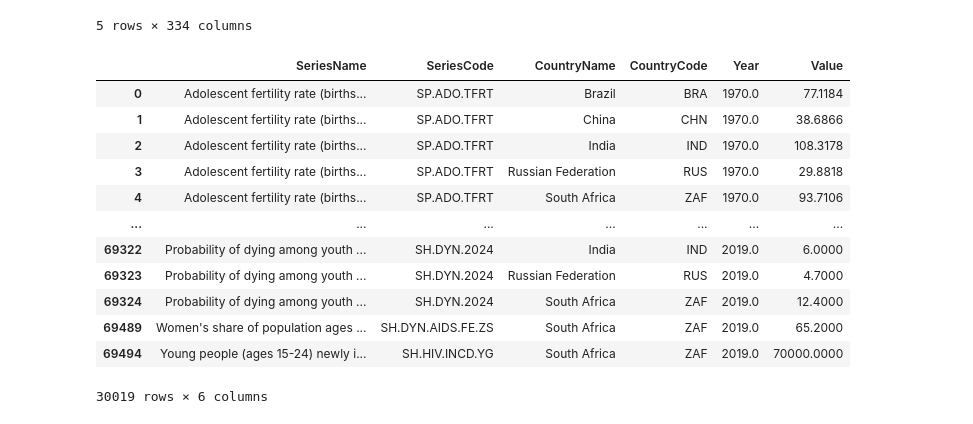
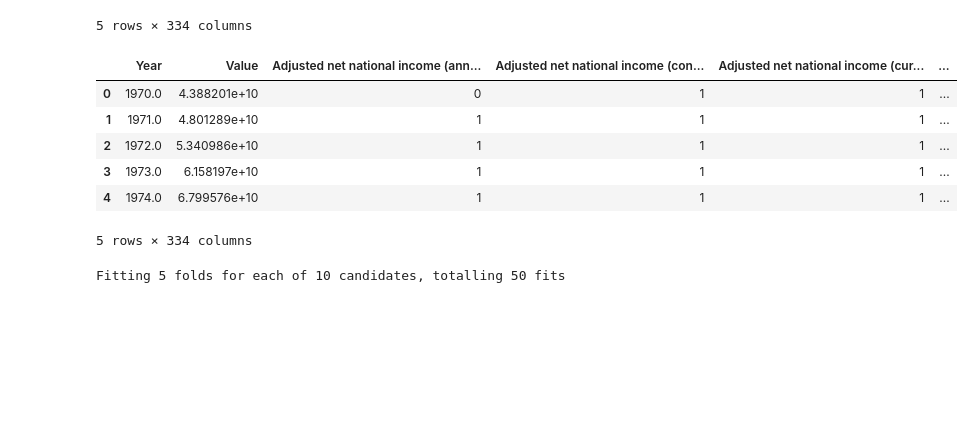
Before and after one commit to lucas-coutinho/brics-data-analysis, a Jupyter notebook: brics_health_and_poverty.ipynb, the cells around one changed output. Drawn from its saved outputs; the diff is of its cells as text; code cells hidden in the pictures; blank space fills up the shorter version.

Commit message:
feat: create an randomforest regressor to predict Aloscent fertility using all SeriesName in X

```diff
--- a/brics_health_and_poverty.ipynb
+++ b/brics_health_and_poverty.ipynb
@@ -78,19 +72,15 @@ X_by_year.head()
 | 3 | 1973.0 | 6.158197e+10 | 0.005128 | 0.005128 | 0.005128 | ... |
 | 4 | 1974.0 | 6.799576e+10 | 0.005102 | 0.005102 | 0.005102 | ... |
 5 rows × 334 columns
-# %%
-y
-# %% [output]
-|  | SeriesName | SeriesCode | CountryName | CountryCode | Year | Value |
-| 0 | Adolescent fertility rate (births... | SP.ADO.TFRT | Brazil | BRA | 1970.0 | 77.1184 |
-| 1 | Adolescent fertility rate (births... | SP.ADO.TFRT | China | CHN | 1970.0 | 38.6866 |
-| 2 | Adolescent fertility rate (births... | SP.ADO.TFRT | India | IND | 1970.0 | 108.3178 |
-| 3 | Adolescent fertility rate (births... | SP.ADO.TFRT | Russian Federation | RUS | 1970.0 | 29.8818 |
-| 4 | Adolescent fertility rate (births... | SP.ADO.TFRT | South Africa | ZAF | 1970.0 | 93.7106 |
-| ... | ... | ... | ... | ... | ... | ... |
-| 69322 | Probability of dying among youth ... | SH.DYN.2024 | India | IND | 2019.0 | 6.0000 |
-| 69323 | Probability of dying among youth ... | SH.DYN.2024 | Russian Federation | RUS | 2019.0 | 4.7000 |
-| 69324 | Probability of dying among youth ... | SH.DYN.2024 | South Africa | ZAF | 2019.0 | 12.4000 |
-| 69489 | Women's share of population ages ... | SH.DYN.AIDS.FE.ZS | South Africa | ZAF | 2019.0 | 65.2000 |
-| 69494 | Young people (ages 15-24) newly i... | SH.HIV.INCD.YG | South Africa | ZAF | 2019.0 | 70000.0000 |
-30019 rows × 6 columns
+# %%
+X_by_year.iloc[:,2:] = X_by_year.iloc[:,2:].applymap(lambda x: 1 if x > 0 else 0)
+# %%
+X_by_year.head()
+# %% [output]
+|  | Year | Value | Adjusted net national income (ann... | Adjusted net national income (con... | Adjusted net national income (cur... | ... |
+| 0 | 1970.0 | 4.388201e+10 | 0 | 1 | 1 | ... |
+| 1 | 1971.0 | 4.801289e+10 | 1 | 1 | 1 | ... |
+| 2 | 1972.0 | 5.340986e+10 | 1 | 1 | 1 | ... |
+| 3 | 1973.0 | 6.158197e+10 | 1 | 1 | 1 | ... |
+| 4 | 1974.0 | 6.799576e+10 | 1 | 1 | 1 | ... |
+5 rows × 334 columns
@@ -96,0 +94,36 @@ y
+# %%
+from sklearn.ensemble import RandomForestClassifier
+from sklearn.model_selection import cross_validate, StratifiedKFold
+from sklearn.metrics import plot_roc_curve, plot_precision_recall_curve
+from sklearn.metrics import auc
+from sklearn.model_selection import  RandomizedSearchCV, train_test_split
+from sklearn.ensemble import RandomForestRegressor as RF
+
+X_train, X_test, y_train, y_test = train_test_split(X, y, test_size=0.2, random_state=42)
+
+tprs = []
+aucs = []
+score = []
+ap = []
+prcs = []
+feature_importances = []
+mean_fpr = np.linspace(0, 1, 100)
+
+
+#for i, (train, test) in enumerate(cv.split(X, y)):
+n = 10
+param_grid = {
+    'n_estimators': [i for i in range(2,100)],
+    'min_samples_split': [i for i in range(8,51)],
+    'min_samples_leaf': [i for i in range(1,31)],
+    'max_depth': [i for i in range(2,20)],
+    'max_samples': [round(0.1*i,2) for i in range(1,10)]
+}
+
+random_grid_search = RandomizedSearchCV(estimator=RF(max_features='sqrt'),param_distributions=param_grid,n_iter=n,scoring='r2', n_jobs=-1, verbose=2, random_state=42)
+random_grid_search.fit(X_train,
+                        y_train,)
+
+feature_importances.append(random_grid_search.best_estimator_.feature_importances_)
+# %% [output]
+Fitting 5 folds for each of 10 candidates, totalling 50 fits
```
Also changed, not shown: parts of 7 cells of this notebook.
